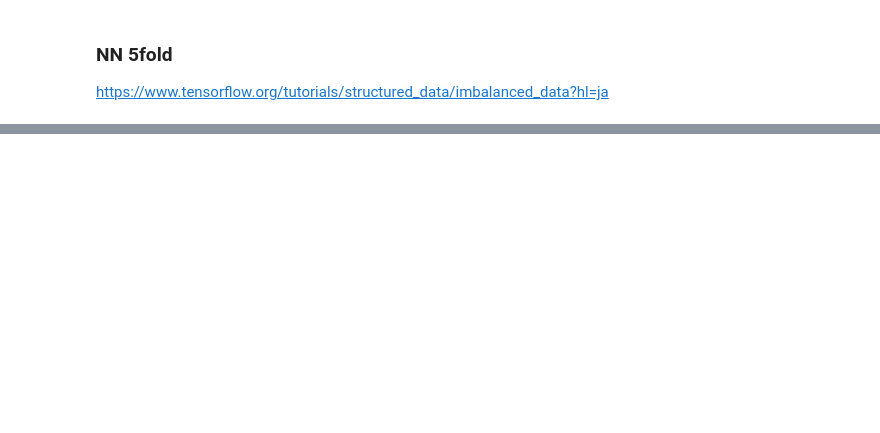
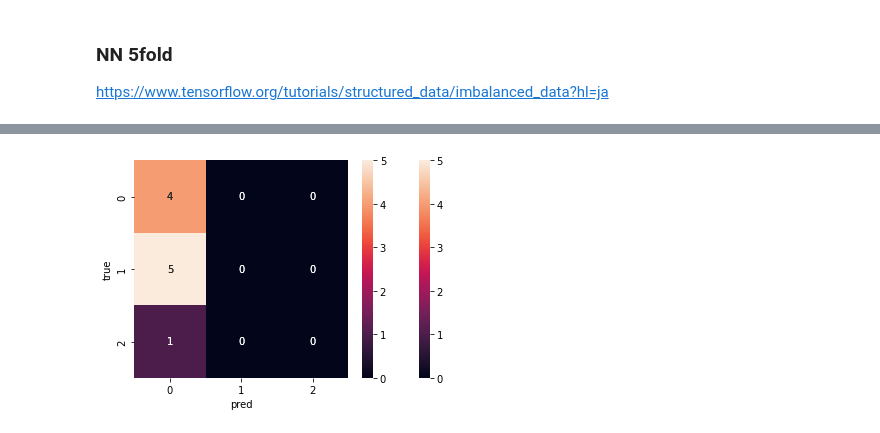
Before and after one commit to mecab-g/MRI, a Jupyter notebook: プロトコール予測/てすと.ipynb, the cells around one changed output, grey strips where cells are left out. Cells and saved outputs as stored; diff of their text form; code cells hidden in the pictures; blank space fills up the shorter version.

```diff
--- a/プロトコール予測/てすと.ipynb
+++ b/プロトコール予測/てすと.ipynb
@@ -354,7 +243,9 @@ models = []
 #https://github.com/ghmagazine/kagglebook/blob/master/ch03/ch03-02-categorical.py
 # target encoding - クロスバリデーションのfoldごとの場合
 # クロスバリデーションのfoldごとにtarget encodingをやり直す
+nn_models= []
 
+histories = []
 # 変換するカテゴリ変数をリストに格納
 cat_cols = ['pos_lbl', 'sec_lbl']
 
@@ -364,6 +255,9 @@ row_no_list = list(range(len(y_train)))
 
 # KFoldクラスをインスタンス化（これを使って5分割する）
 K_fold = StratifiedKFold(n_splits=2, shuffle=True,  random_state=0)
+
+
+
 
 for train_cv_no, eval_cv_no in K_fold.split(row_no_list, y_train):
     # ilocで取り出す行を指定
@@ -424,11 +318,8 @@ for train_cv_no, eval_cv_no in K_fold.split(row_no_list, y_train):
     )
 
     y_eval_pred = model.predict(X_eval_cv)
-
-
-
-
-
-    models.append(model)
+    histories.append(history)
+    nn_models.append(model)
+    #pd.DataFrame(history.history).plot(figsize=(8,5))
 # %% [output]
 20 20
@@ -524,0 +348,3 @@ test_loss, test_acc = model.evaluate(X_test,  y_test, verbose=2)
+# %%
+results, reports = model_evaluation(nn_models, X_test, y_test, method='NN')
+# %% [output]
@@ -524,0 +353 @@ test_loss, test_acc = model.evaluate(X_test,  y_test, verbose=2)
+[figure, added]
```
Also changed, not shown: parts of 51 cells of this notebook, 1 other file.
